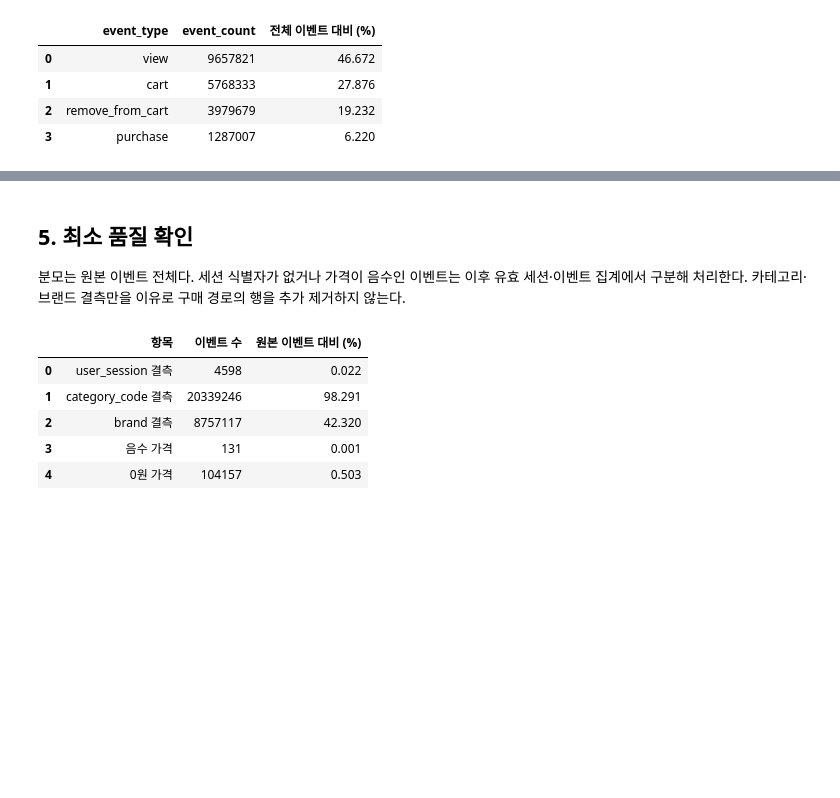
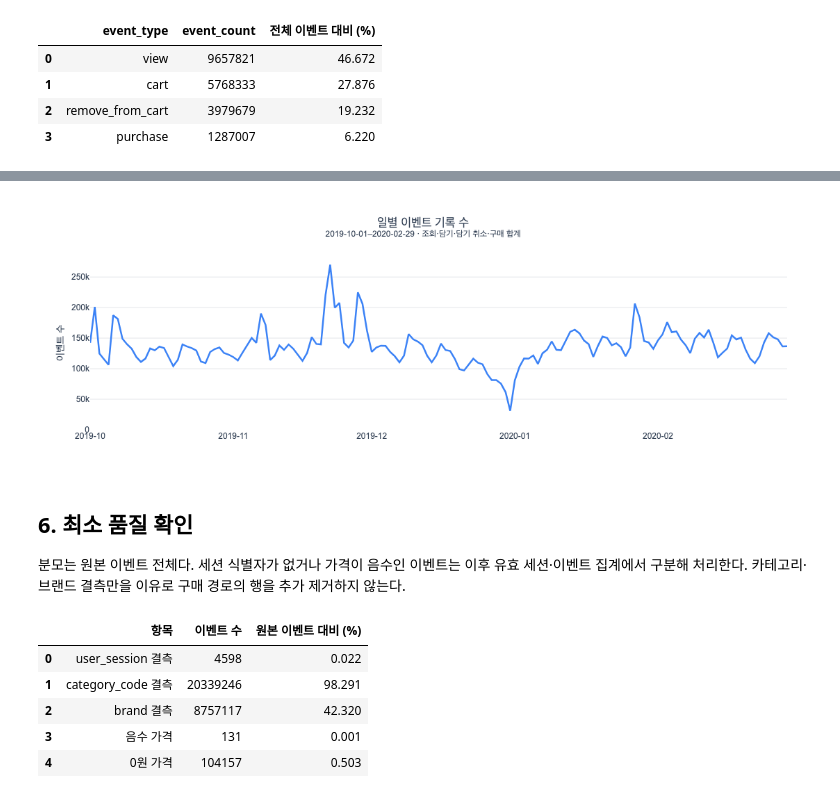
Before and after one commit to kth530/ecommerce_funnel_analysis, a Jupyter notebook: notebooks/02_data_overview.ipynb, the cells around one changed output, grey strips where cells are left out. Drawn from its saved outputs; the diff is of its cells as text; code cells hidden in the pictures; blank space fills up the shorter version.

```diff
--- a/notebooks/02_data_overview.ipynb
+++ b/notebooks/02_data_overview.ipynb
@@ -111,5 +152,30 @@ display(types.sort_values('event_count',ascending=False).reset_index(drop=True))
+# %%
+daily_total = daily.groupby('event_date', as_index=False)['event_count'].sum()
+daily_total['event_date'] = pd.to_datetime(daily_total['event_date'])
+daily_total = daily_total.sort_values('event_date')
+assert len(daily_total) == 152
+assert int(daily_total['event_count'].sum()) == int(base['행수'])
+assert daily_total['event_date'].min() == pd.Timestamp('2019-10-01')
+assert daily_total['event_date'].max() == pd.Timestamp('2020-02-29')
+
+fig = go.Figure(go.Scatter(
+    x=daily_total['event_date'], y=daily_total['event_count'],
+    mode='lines', line={'color': COLORS['view'], 'width': 2.5},
+    hovertemplate='%{x|%Y-%m-%d}<br>이벤트 %{y:,}건<extra></extra>',
+))
+fig.update_layout(
+    title={'text': '일별 이벤트 기록 수<br><sup>2019-10-01–2020-02-29 · 조회·담기·담기 취소·구매 합계</sup>', 'x': 0.5},
+    template='none', paper_bgcolor='white', plot_bgcolor='white', showlegend=False,
+    font={'family': 'Arial, Apple SD Gothic Neo, sans-serif', 'color': '#334155'},
+    margin={'l': 75, 'r': 30, 't': 85, 'b': 55}, height=390,
+    xaxis={'title': None, 'showgrid': False, 'tickformat': '%Y-%m', 'dtick': 'M1'},
+    yaxis={'title': '이벤트 수', 'gridcolor': '#E5E7EB', 'zeroline': False, 'rangemode': 'tozero'},
+)
+fig.show()
+# %% [output]
+[figure, added]
 # %% [markdown]
-## 5. 최소 품질 확인
+## 6. 최소 품질 확인
 
 분모는 원본 이벤트 전체다. 세션 식별자가 없거나 가격이 음수인 이벤트는 이후 유효 세션·이벤트 집계에서 구분해 처리한다. 카테고리·브랜드 결측만을 이유로 구매 경로의 행을 추가 제거하지 않는다.
 # %%
```
Also changed, not shown: parts of 7 cells of this notebook.
